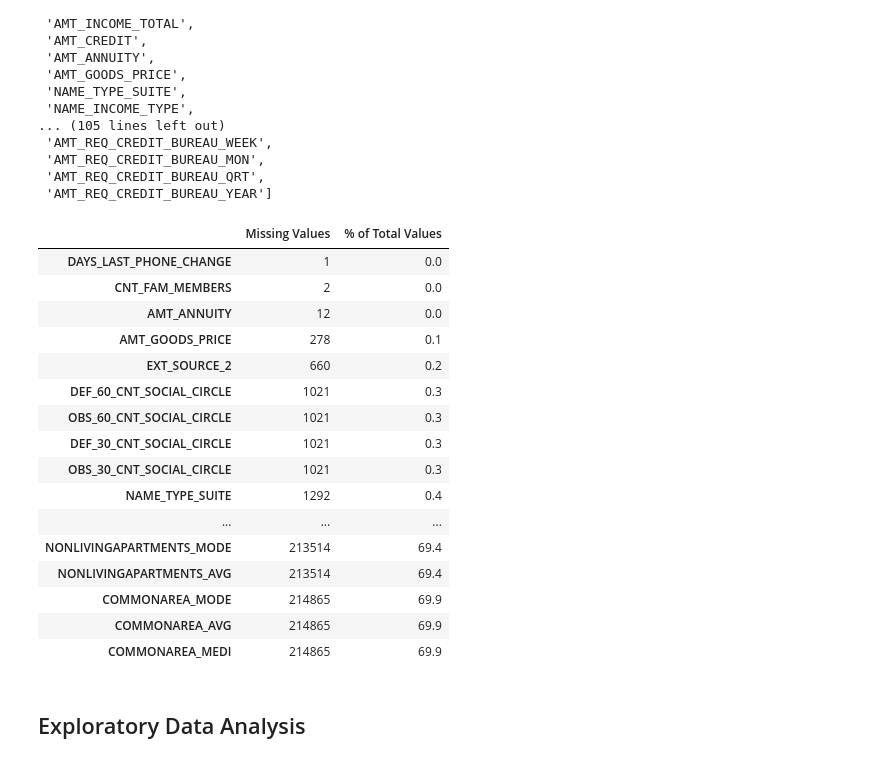
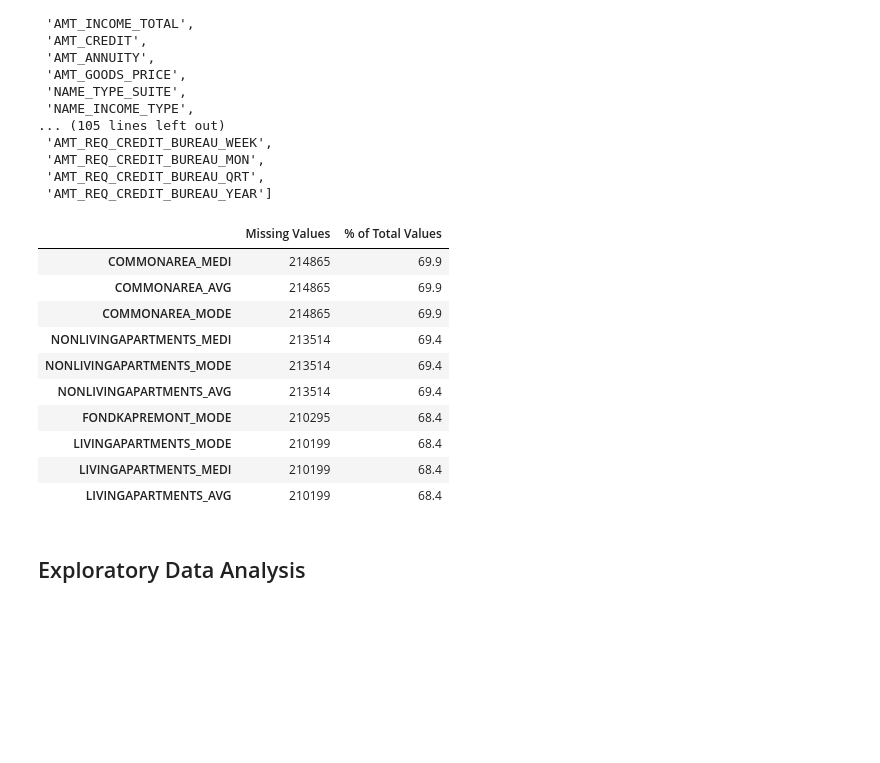
Before and after one commit to alfredomarciano98/credit-risk-analysis, a Jupyter notebook: credit-risk-analysis.ipynb, the cells around one changed output. Saved outputs shown, nothing was run; the diff lists cells and outputs as text; code cells hidden in the pictures; blank space fills up the shorter version.

```diff
--- a/credit-risk-analysis.ipynb
+++ b/credit-risk-analysis.ipynb
@@ -222,32 +222,26 @@ list(train_data)
 # %%
 #Checking vull values in data and its proportion to each column
 def missing_values_table(df):
     missing_value = df.isnull().sum()
     missing_value_percentage = 100 * df.isnull().sum() / len(df)
     missing_value_table = pd.concat([missing_value, missing_value_percentage], axis=1)
     missing_value_table = missing_value_table.rename(columns = {0 : 'Missing Values', 1 : '% of Total Values'})
-    missing_value_table = missing_value_table[missing_value_table.iloc[:,1] != 0].sort_values('% of Total Values',ascending=True).round(1)
+    missing_value_table = missing_value_table[missing_value_table.iloc[:,1] != 0].sort_values('% of Total Values',ascending=False).round(1)
     return missing_value_table
 
-missing_values_table(train_data)
+missing_values_table(train_data).head(10)
 # %% [output]
 |  | Missing Values | % of Total Values |
-| DAYS_LAST_PHONE_CHANGE | 1 | 0.0 |
-| CNT_FAM_MEMBERS | 2 | 0.0 |
-| AMT_ANNUITY | 12 | 0.0 |
-| AMT_GOODS_PRICE | 278 | 0.1 |
-| EXT_SOURCE_2 | 660 | 0.2 |
-| DEF_60_CNT_SOCIAL_CIRCLE | 1021 | 0.3 |
-| OBS_60_CNT_SOCIAL_CIRCLE | 1021 | 0.3 |
-| DEF_30_CNT_SOCIAL_CIRCLE | 1021 | 0.3 |
-| OBS_30_CNT_SOCIAL_CIRCLE | 1021 | 0.3 |
-| NAME_TYPE_SUITE | 1292 | 0.4 |
-| ... | ... | ... |
+| COMMONAREA_MEDI | 214865 | 69.9 |
+| COMMONAREA_AVG | 214865 | 69.9 |
+| COMMONAREA_MODE | 214865 | 69.9 |
+| NONLIVINGAPARTMENTS_MEDI | 213514 | 69.4 |
 | NONLIVINGAPARTMENTS_MODE | 213514 | 69.4 |
 | NONLIVINGAPARTMENTS_AVG | 213514 | 69.4 |
-| COMMONAREA_MODE | 214865 | 69.9 |
-| COMMONAREA_AVG | 214865 | 69.9 |
-| COMMONAREA_MEDI | 214865 | 69.9 |
+| FONDKAPREMONT_MODE | 210295 | 68.4 |
+| LIVINGAPARTMENTS_MODE | 210199 | 68.4 |
+| LIVINGAPARTMENTS_MEDI | 210199 | 68.4 |
+| LIVINGAPARTMENTS_AVG | 210199 | 68.4 |
 # %% [markdown]
 ## Exploratory Data Analysis
 # %% [markdown]
```
Also changed, not shown: parts of 22 cells of this notebook.
